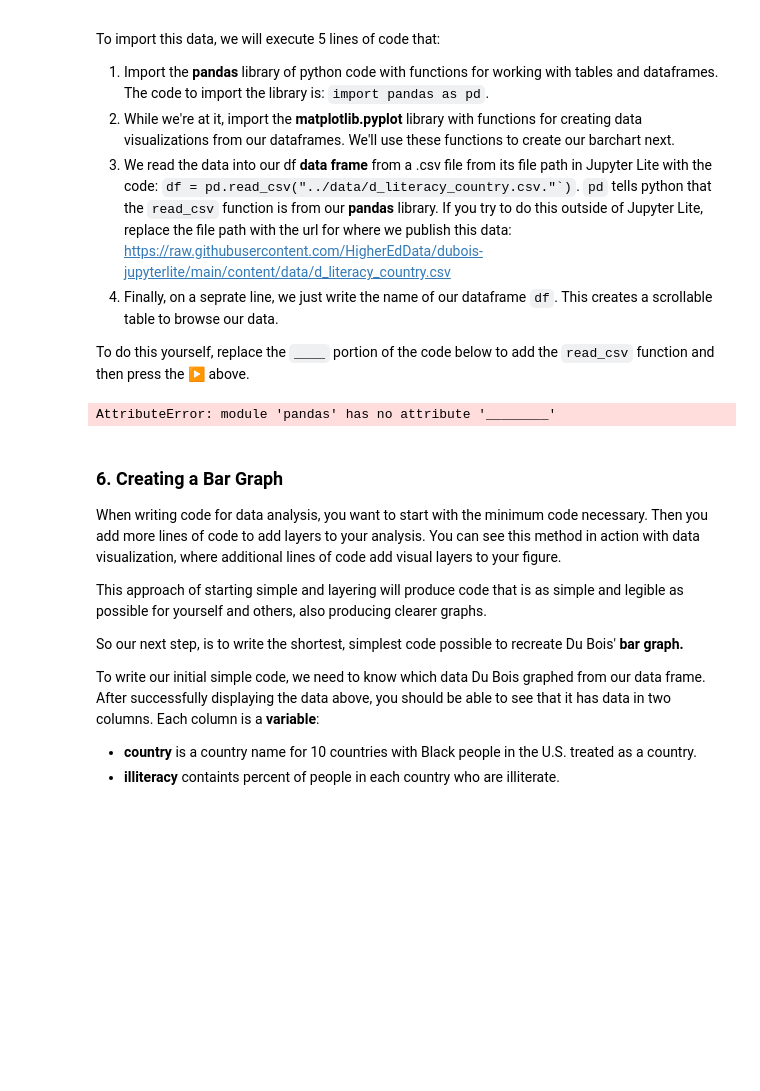
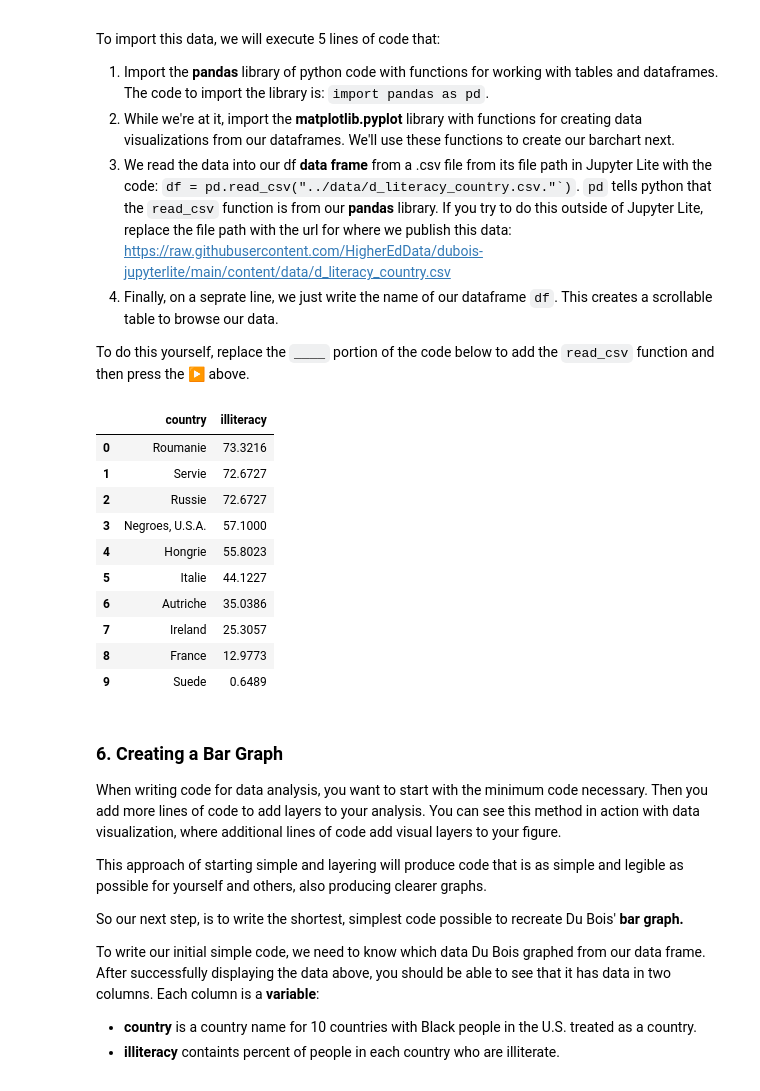
Before and after one commit to HigherEdData/dubois-jupyterlite, a Jupyter notebook: content/notebooks/py_literacy_college_bar.ipynb, the cells around one changed output. Saved outputs shown, nothing was run; the diff lists cells and outputs as text; code cells hidden in the pictures; blank space fills up the shorter version.

Commit message:
Change Data Location for Literacy_Country

```diff
--- a/content/notebooks/py_literacy_college_bar.ipynb
+++ b/content/notebooks/py_literacy_college_bar.ipynb
@@ -115,16 +115,26 @@
 # %%
 # Import the pandas  library to work with tabular data (spreadsheets, CSV files, etc.)
 import pandas as pd
 
 # Import the matplotlib library to create charts and graphs
 import matplotlib.pyplot as plt
 
 # Load the data from a csv file into a table (DataFrame)
-df = pd.________("../data/d_literacy_country.csv")
+df = pd.read_csv("d_literacy_country.csv")
 
 df
 # %% [output]
-AttributeError: module 'pandas' has no attribute '________'
+|  | country | illiteracy |
+| 0 | Roumanie | 73.3216 |
+| 1 | Servie | 72.6727 |
+| 2 | Russie | 72.6727 |
+| 3 | Negroes, U.S.A. | 57.1000 |
+| 4 | Hongrie | 55.8023 |
+| 5 | Italie | 44.1227 |
+| 6 | Autriche | 35.0386 |
+| 7 | Ireland | 25.3057 |
+| 8 | France | 12.9773 |
+| 9 | Suede | 0.6489 |
 # %% [markdown]
 ### 6. Creating a Bar Graph
 
```
Also changed, not shown: 1 other file.
